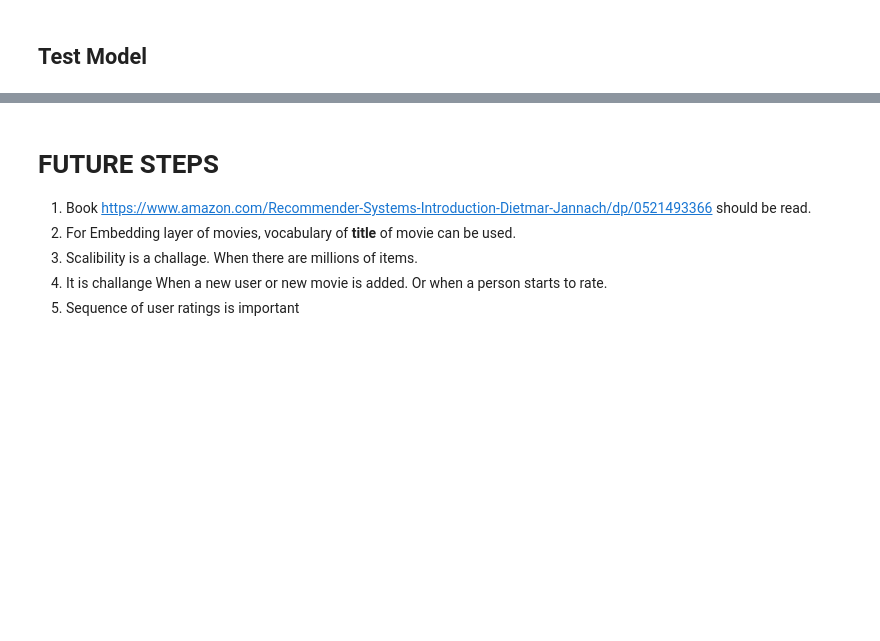
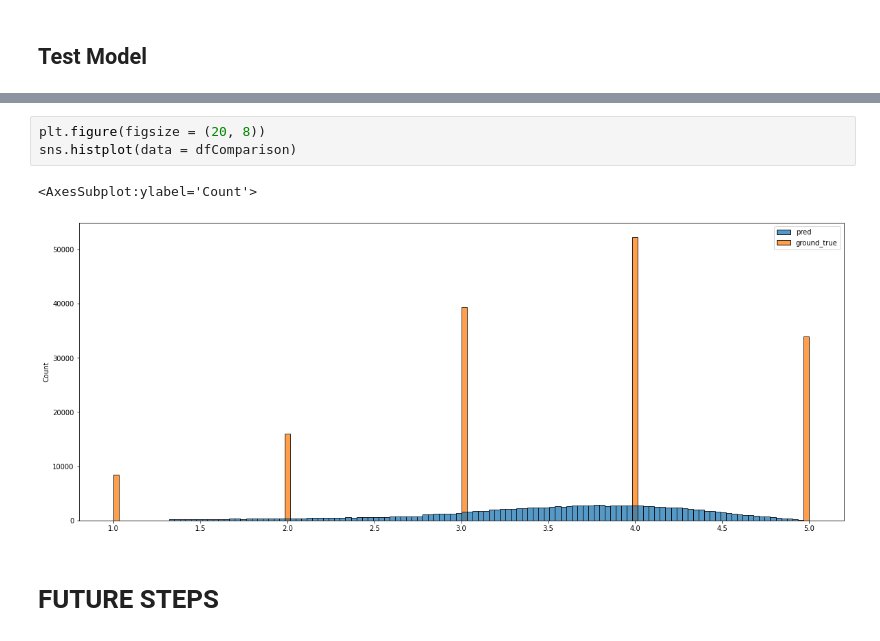
Before and after one commit to emremidilli/Movie-Recommender-System, a Jupyter notebook: Analysis.ipynb, the cells around one changed output, grey strips where cells are left out. Saved outputs shown, nothing was run; the diff lists cells and outputs as text; blank space fills up the shorter version.

```diff
--- a/Analysis.ipynb
+++ b/Analysis.ipynb
@@ -482,8 +430,8 @@ print('MSE: {}\nRMSE: {}\nMAE: {}\nR2: {}'.format(fMse, fRmse, fMae, fR2))
+# %%
+plt.figure(figsize = (20, 8))
+sns.histplot(data = dfComparison)
+# %% [output]
+<AxesSubplot:ylabel='Count'>
+[figure, added]
 # %% [markdown]
 # FUTURE STEPS
-
-1. Book https://www.amazon.com/Recommender-Systems-Introduction-Dietmar-Jannach/dp/0521493366 should be read.
-1. For Embedding layer of movies, vocabulary of **title** of movie can be used.
-1. Scalibility is a challage. When there are millions of items.
-1. It is challange When a new user or new movie is added. Or when a person starts to rate.
-1. Sequence of user ratings is important
```
Also changed, not shown: parts of 54 cells of this notebook, 1 other file.
